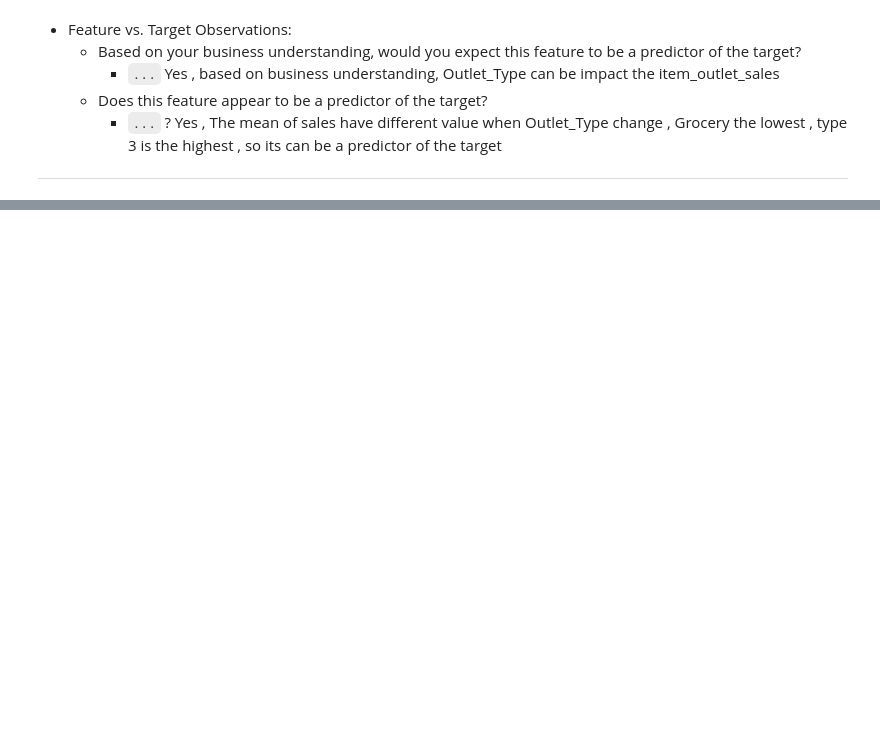
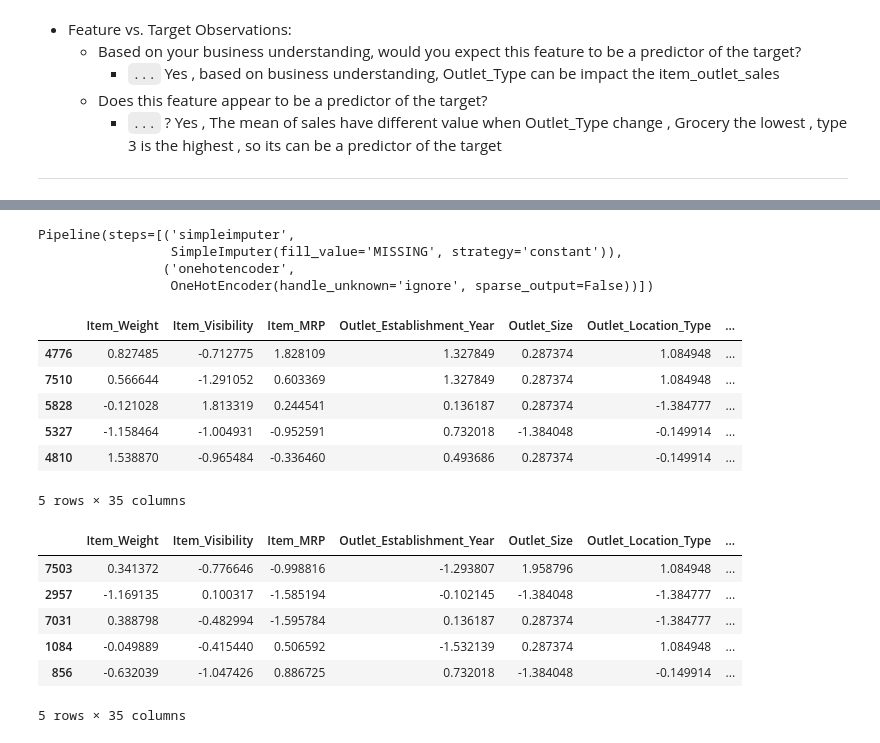
Before and after one commit to YazanMaghary/Prediction-of-Product-Sales, a Jupyter notebook: Prediction_of_Product_Sales.ipynb, the cells around one changed output, grey strips where cells are left out. Drawn from its saved outputs; the diff is of its cells as text; code cells hidden in the pictures; blank space fills up the shorter version.

```diff
--- a/Prediction_of_Product_Sales.ipynb
+++ b/Prediction_of_Product_Sales.ipynb
@@ -1202,0 +1295,32 @@ ___
+# %%
+cat_impute = SimpleImputer(strategy='constant' , fill_value='MISSING')
+cat_enc = OneHotEncoder(handle_unknown='ignore' , sparse_output=False)
+cat_pipe = make_pipeline(cat_impute , cat_enc)
+cat_tuple = ('category' , cat_pipe , cat_cols)
+cat_pipe
+# %% [output]
+Pipeline(steps=[('simpleimputer',
+                 SimpleImputer(fill_value='MISSING', strategy='constant')),
+                ('onehotencoder',
+                 OneHotEncoder(handle_unknown='ignore', sparse_output=False))])
+# %%
+cols_transformer = ColumnTransformer([num_tuple , ord_tuple , cat_tuple] ,verbose_feature_names_out=False)
+cols_transformer.fit(X_train)
+X_train_process = cols_transformer.transform(X_train)
+X_test_process = cols_transformer.transform(X_test)
+display(X_train_process.head() , X_test_process.head())
+# %% [output]
+|  | Item_Weight | Item_Visibility | Item_MRP | Outlet_Establishment_Year | Outlet_Size | Outlet_Location_Type | ... |
+| 4776 | 0.827485 | -0.712775 | 1.828109 | 1.327849 | 0.287374 | 1.084948 | ... |
+| 7510 | 0.566644 | -1.291052 | 0.603369 | 1.327849 | 0.287374 | 1.084948 | ... |
+| 5828 | -0.121028 | 1.813319 | 0.244541 | 0.136187 | 0.287374 | -1.384777 | ... |
+| 5327 | -1.158464 | -1.004931 | -0.952591 | 0.732018 | -1.384048 | -0.149914 | ... |
+| 4810 | 1.538870 | -0.965484 | -0.336460 | 0.493686 | 0.287374 | -0.149914 | ... |
+5 rows × 35 columns
+|  | Item_Weight | Item_Visibility | Item_MRP | Outlet_Establishment_Year | Outlet_Size | Outlet_Location_Type | ... |
+| 7503 | 0.341372 | -0.776646 | -0.998816 | -1.293807 | 1.958796 | 1.084948 | ... |
+| 2957 | -1.169135 | 0.100317 | -1.585194 | -0.102145 | -1.384048 | -1.384777 | ... |
+| 7031 | 0.388798 | -0.482994 | -1.595784 | 0.136187 | 0.287374 | -1.384777 | ... |
+| 1084 | -0.049889 | -0.415440 | 0.506592 | -1.532139 | 0.287374 | 1.084948 | ... |
+| 856 | -0.632039 | -1.047426 | 0.886725 | 0.732018 | -1.384048 | -0.149914 | ... |
+5 rows × 35 columns
```
Also changed, not shown: parts of 19 cells of this notebook.
